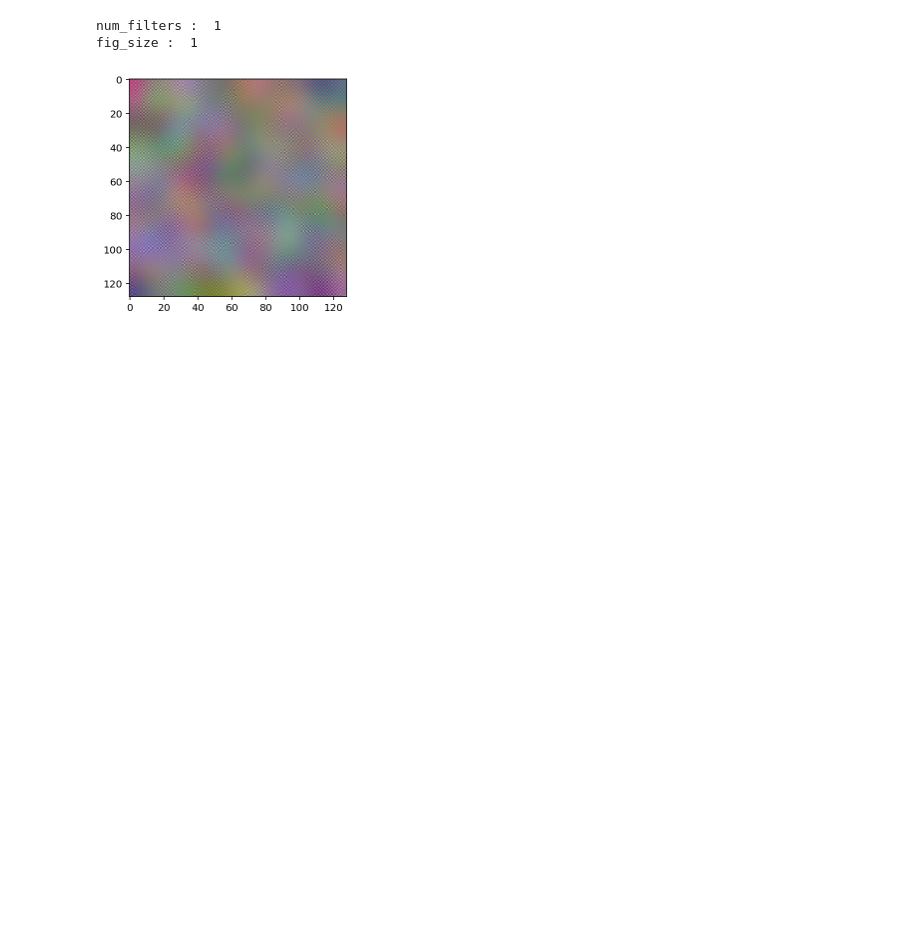
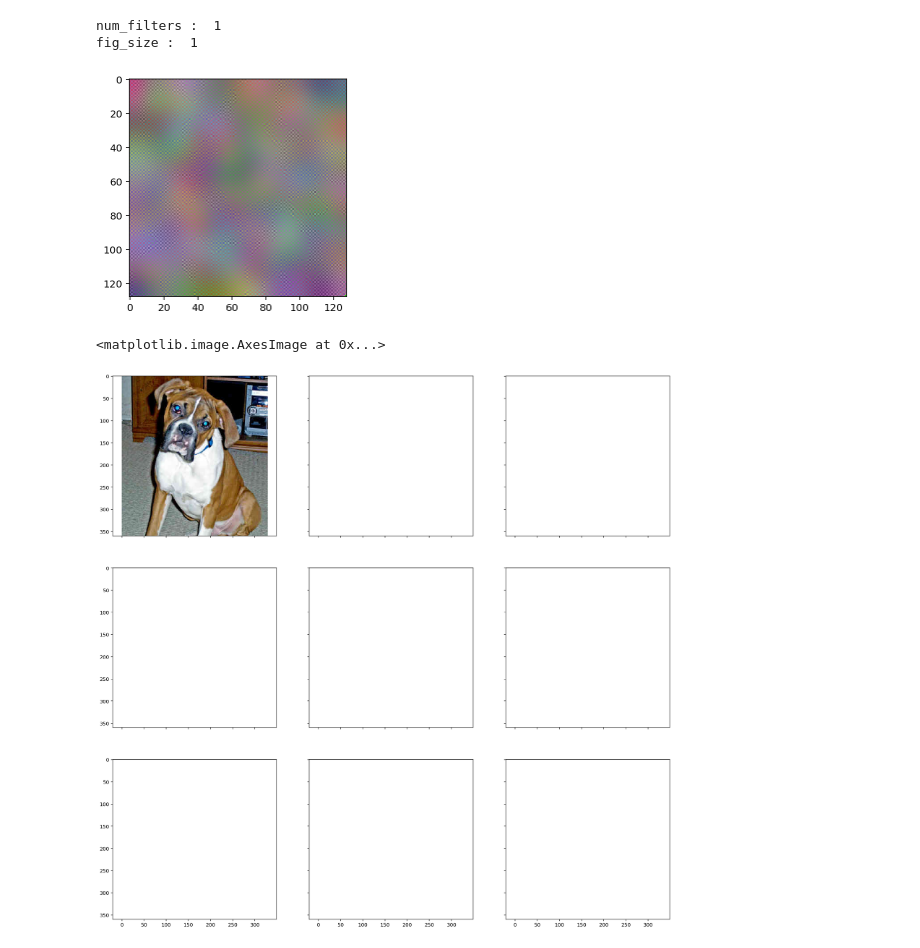
Before and after one commit to NitishPuri/MLNDCapstone, a Jupyter notebook: TestBenchmark.ipynb, the cells around one changed output. Cells and saved outputs as stored; diff of their text form; code cells hidden in the pictures; blank space fills up the shorter version.

```diff
--- a/TestBenchmark.ipynb
+++ b/TestBenchmark.ipynb
@@ -278,3 +278,19 @@ visutils.vis_activation_maximizations(baseline_model, layer_idx)
 num_filters :  1
 fig_size :  1
 [figure]
+# %%
+import matplotlib.pyplot as plt
+import scipy.ndimage as ndimage
+import cv2
+f, ax = plt.subplots(nrows = 3, ncols = 3, sharex = True, sharey = True, figsize=(20,20))
+# car = '0004d4463b50_01.jpg'
+img = './input/car_and_dog/notcar_04.jpg'
+image = ndimage.imread(img)
+
+ax[0,0].imshow(image)
+
+# img = cv2.imread(img)
+# cv2.imshow(img, cv2.COLORMAP_COOL)
+# %% [output]
+<matplotlib.image.AxesImage at 0x...>
+[figure, added]
```
